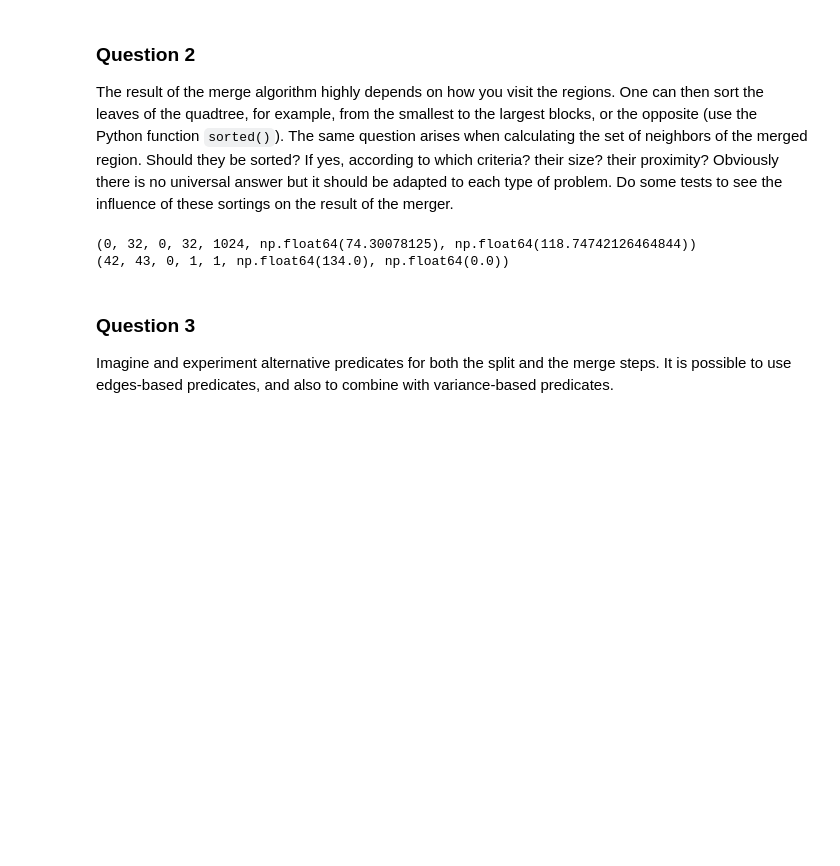
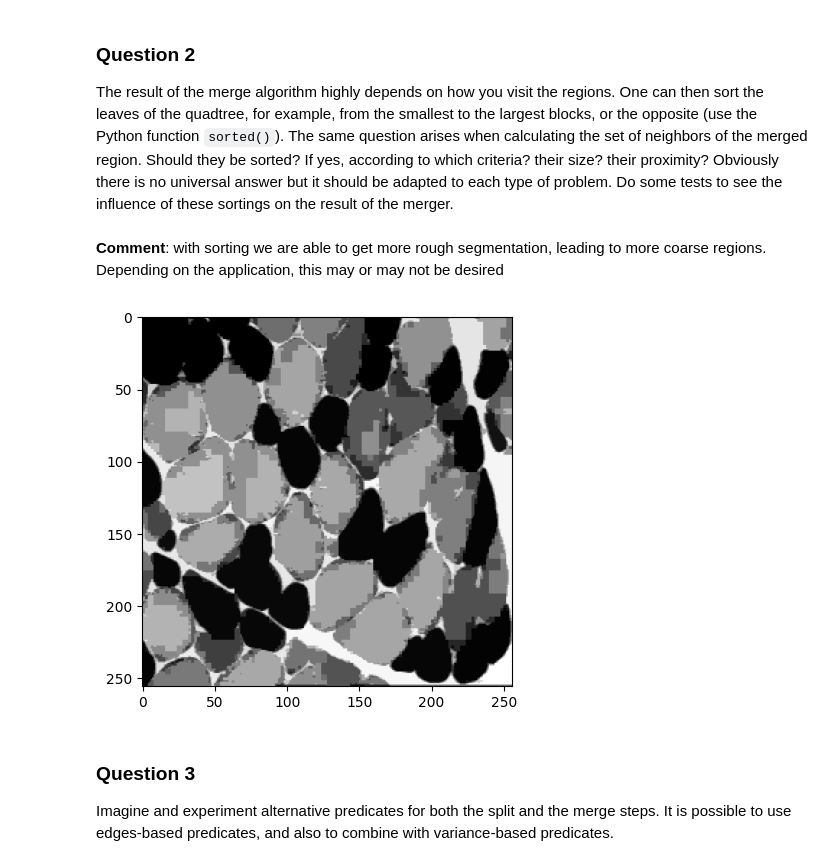
Before and after one commit to andrewerf/BIMA, a Jupyter notebook: TME7/TME7_Cosentino_Aralov.ipynb, the cells around one changed output. Cells and saved outputs as stored; diff of their text form; code cells hidden in the pictures; blank space fills up the shorter version.

```diff
--- a/TME7/TME7_Cosentino_Aralov.ipynb
+++ b/TME7/TME7_Cosentino_Aralov.ipynb
@@ -408,13 +391,16 @@ The result of the merge algorithm highly depends on how you visit the regions. O
 The same question arises when calculating the set of neighbors of the merged region. Should they be sorted? If yes, according to which criteria? their size? their proximity?
 Obviously there is no universal answer but it should be adapted to each type of problem.
 Do some tests to see the influence of these sortings on the result of the merger.
+# %% [markdown]
+**Comment**: with sorting we are able to get more rough segmentation, leading to more coarse regions. Depending on the application, this may or may not be desired
 # %%
 def merge_sorted(S,I,pred,*args):
     """ QuadTree*Array*(BlockStat*Region*...->bool) -> list[Region]
         Merge the leaves of S in a list of regions
     """
+    f_s = lambda r: -r[4]
     L = listRegionsStat(S, I)
-    L = sorted(L, key=lambda r: r[4])
+    L = sorted(L, key=f_s)
     Rs = []
     while len(L) > 0:
         R = [L[0]]
@@ -425,7 +411,7 @@ def merge_sorted(S,I,pred,*args):
             mod = False
             ext2 = []
             for b in ext:
-                for n in my_neighbors(b, L):
+                for n in sorted(my_neighbors(b, L), key=f_s):
                     if pred(n, R, *args):
                         L.remove(n)
                         ext2.append(n)
@@ -437,12 +423,11 @@ def merge_sorted(S,I,pred,*args):
 # %%
 img = np.asarray(Image.open('img/muscle.png'))
 tree = split(img, (0, img.shape[0], 0, img.shape[1]), predsplit, 15)
-M_sorted = merge_sorted(tree, img, predmerge, 10)
+M_sorted = merge_sorted(tree, img, predmerge, 20)
 plt.imshow(np.abs(regions(M_sorted, img.shape)), cmap='grey')
 plt.show()
 # %% [output]
-(0, 32, 0, 32, 1024, np.float64(74.30078125), np.float64(118.74742126464844))
-(42, 43, 0, 1, 1, np.float64(134.0), np.float64(0.0))
+[figure, added]
 # %% [markdown]
 ### Question 3
 Imagine and experiment alternative predicates for both the split and the merge steps. It is possible to use edges-based predicates, and also to combine with variance-based predicates.
```
Also changed, not shown: parts of 4 cells of this notebook.
